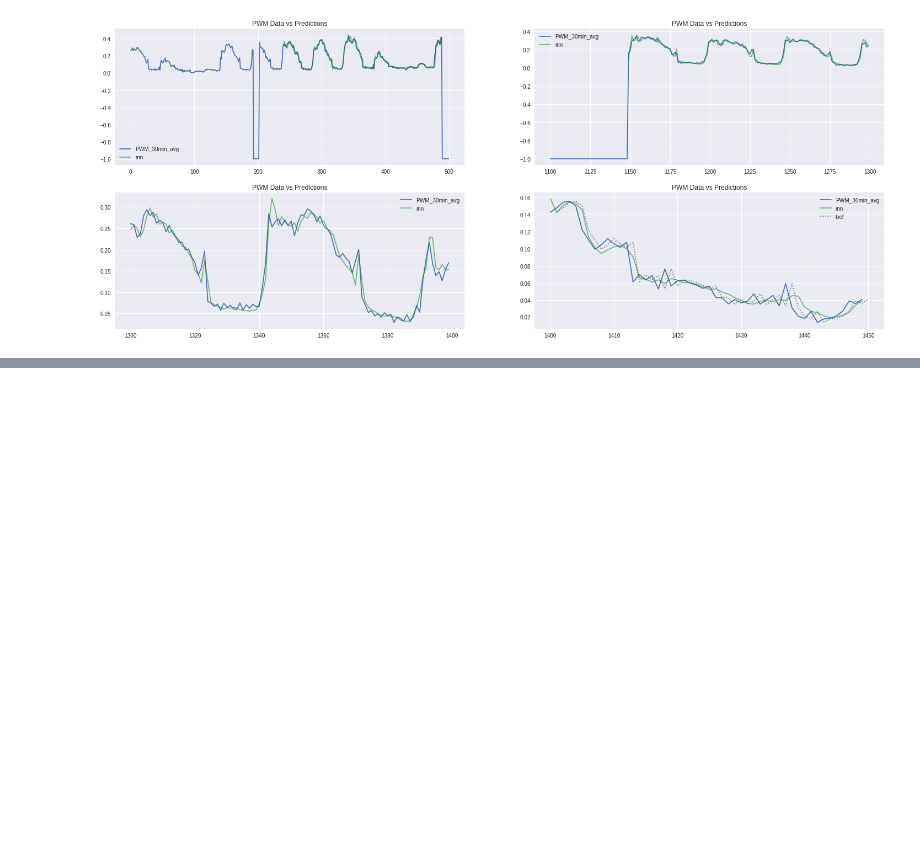
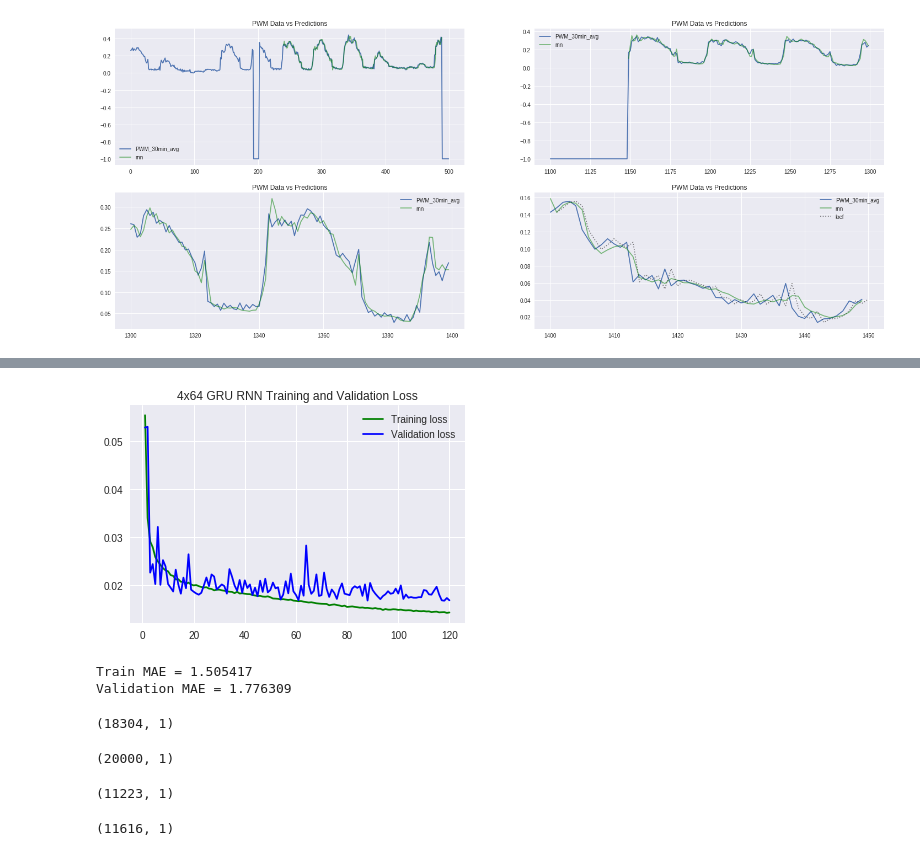
Before and after one commit to tkokkeng/KE5105-Time-Series-Forecasting, a Jupyter notebook: modelling/model4-colab.ipynb, the cells around one changed output, grey strips where cells are left out. Cells and saved outputs as stored; diff of their text form; code cells hidden in the pictures; blank space fills up the shorter version.

```diff
--- a/modelling/model4-colab.ipynb
+++ b/modelling/model4-colab.ipynb
@@ -575,0 +587,15 @@ with open('/content/gdrive/My Drive/python/base-3x64gru-nomask-val-history.pkl',
+# %%
+model = Sequential()
+model.add(layers.GRU(64, return_sequences=True, input_shape=(None, as5_train_split.shape[-1])))
+model.add(layers.GRU(64, return_sequences=True))
+model.add(layers.GRU(64, return_sequences=True))
+model.add(layers.GRU(64))
+model.add(layers.Dense(1))
+model.compile(optimizer=RMSprop(), loss='mae', metrics=['mape'])
+# %%
+gen_train = mu.DataGenerator(as5_train_split,
+                             lookback=lookback, delay=delay, min_index=0, max_index=len(as5_train_split) - 1,
+                             batch_size=batch_size, step=step)
+gen_val = mu.DataGenerator(as5_val_split,
+                           lookback=lookback, delay=delay, min_index=0, max_index=len(as5_val_split) - 1,
+                           batch_size=batch_size, step=step)
@@ -575,0 +610,6 @@ with open('/content/gdrive/My Drive/python/base-3x64gru-nomask-val-history.pkl',
+# %%
+t1 = datetime.datetime.now()
+history = model.fit_generator(generator=gen_train, epochs=120,
+                              validation_data=gen_val,
+                              workers=4, use_multiprocessing=True, shuffle=True, verbose=2)
+print('\nTraining Duration = %s' % (datetime.datetime.now()-t1))
@@ -575,0 +634,48 @@ with open('/content/gdrive/My Drive/python/base-3x64gru-nomask-val-history.pkl',
+# %%
+train_loss = history.history['loss']
+val_loss = history.history['val_loss']
+epochs = range(1, len(train_loss) + 1)
+plt.figure()
+plt.plot(epochs, train_loss, 'g', label='Training loss')
+plt.plot(epochs, val_loss, 'b', label='Validation loss')
+plt.title('4x64 GRU RNN Training and Validation Loss')
+plt.legend()
+plt.show()
+# %% [output]
+[figure, added]
+# %%
+print('Train MAE = %f\nValidation MAE = %f' % ((min(train_loss) * (as5_train_df['PWM_30min_avg'].max() - as5_train_df['PWM_30min_avg'].min())),
+                                               (min(val_loss) * (as5_train_df['PWM_30min_avg'].max() - as5_train_df['PWM_30min_avg'].min()))))
+# %% [output]
+Train MAE = 1.505417
+Validation MAE = 1.776309
+# %%
+as5_train_preds = model.predict_generator(gen_train, workers=1, use_multiprocessing=True)
+as5_train_preds.shape
+# %% [output]
+(18304, 1)
+# %%
+as5_train_preds_withnan = np.full((as5_train_split.shape[0] - delay, 1), np.NaN)
+j = 0
+for i in range(lookback, len(as5_train_split)):
+    if as5_train_split[i, 0] > -1:
+        as5_train_preds_withnan[i] = as5_train_preds[j]
+        j += 1
+as5_train_preds_withnan.shape
+# %% [output]
+(20000, 1)
+# %%
+as5_val_preds = model.predict_generator(gen_val, workers=1, use_multiprocessing=True)
+as5_val_preds.shape
+# %% [output]
+(11223, 1)
+# %%
+as5_val_preds_withnan = np.full((as5_val_split.shape[0] - delay, 1), np.NaN)
+j = 0
+for i in range(lookback, len(as5_val_split)):
+    if as5_val_split[i, 0] > -1:
+        as5_val_preds_withnan[i] = as5_val_preds[j]
+        j += 1
+as5_val_preds_withnan.shape
+# %% [output]
+(11616, 1)
```
Also changed, not shown: parts of 11 cells of this notebook.
